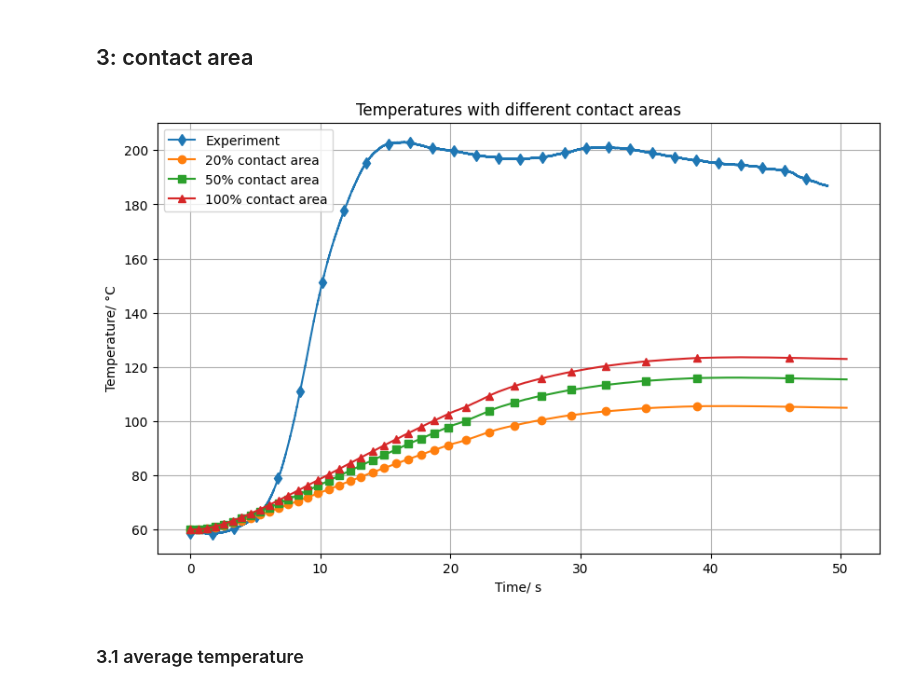
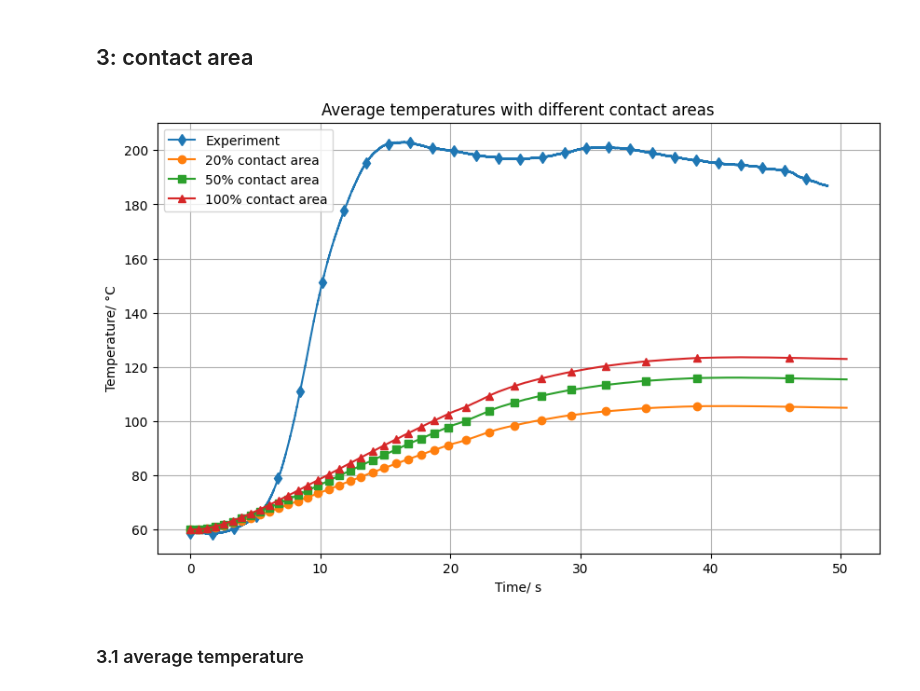
Before and after one commit to yanjun96/thermal_mechanics_fenicsx, a Jupyter notebook: Projecct/Data/new_pressure/data_analysis.ipynb, the cells around one changed output. Saved outputs shown, nothing was run; the diff lists cells and outputs as text; code cells hidden in the pictures.

```diff
--- a/Projecct/Data/new_pressure/data_analysis.ipynb
+++ b/Projecct/Data/new_pressure/data_analysis.ipynb
@@ -245,6 +245,7 @@ import numpy as np
 # Source and destination directories
 source_dir = '/home/yanjun/Documents/FEM_results/new_pressure/contact_area'
 destination_dir = '/home/yanjun/Documents/FEniCSx/Projecct/Data/new_pressure/contact_area'
+marker_styles = ['o', 's', '^', 'v', '>', '<' ]
 
 # Function to collect CSV files recursively
 def collect_csv_files(directory):
@@ -286,35 +287,35 @@ i = 0
 
 for csv_file in csv_files:
     # Extract label from file name
     label = os.path.basename(csv_file).split("c-")[1].split("-")[0]  # Extract the part after "c-"
     if label == '1':
         label = '100% contact area'
     else:
         label = f"{int(float(label) * 100)}% contact area"  # Convert "0.2" to "20% contact area"
 
     # Read CSV file
     df = pd.read_csv(csv_file)
 
     # Extract data
     time_data = df.iloc[:, 1]  # Assuming time is in the second column (index 1)
     temperature_data = df.iloc[:, 2]  # Assuming temperature is in the third column (index 2)
 
     rolling_mean = temperature_data.rolling(window=50, min_periods=0).mean()
 
     # Plot data
     plt.plot(time_data, rolling_mean, label=label, marker= marker_styles[i],markevery=35)
     i += 1
 
 
 plt.xlabel('Time/ s')
 plt.ylabel('Temperature/ °C')
-plt.title('Temperatures with different contact areas')
+plt.title('Average temperatures with different contact areas')
 plt.legend()
 plt.grid(True)
 plt.savefig('T_ave_contact.png')
 plt.show()
 # %% [output]
-[figure, old version]
+[figure, new version]
 # %% [markdown]
 ### 3.1 average temperature
 # %%
```
Also changed, not shown: parts of 4 cells of this notebook, 5 other files.
